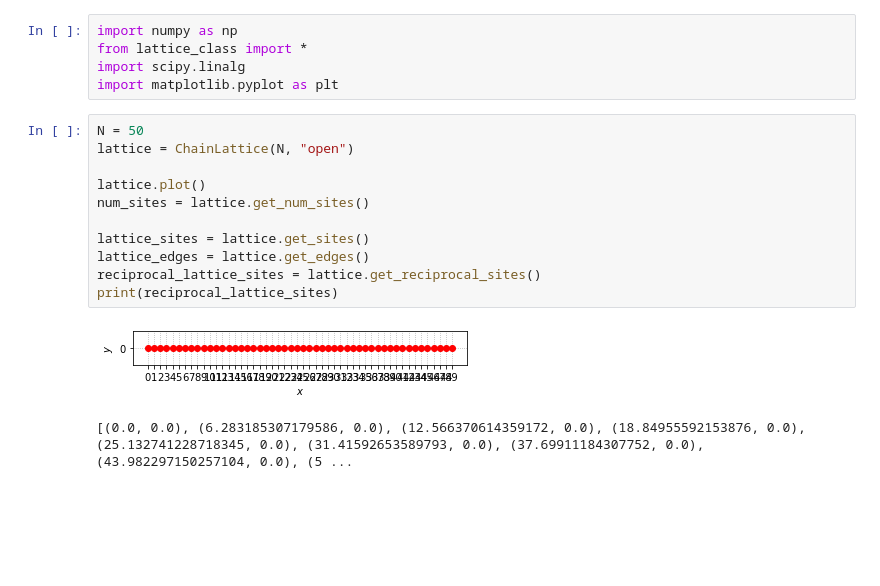
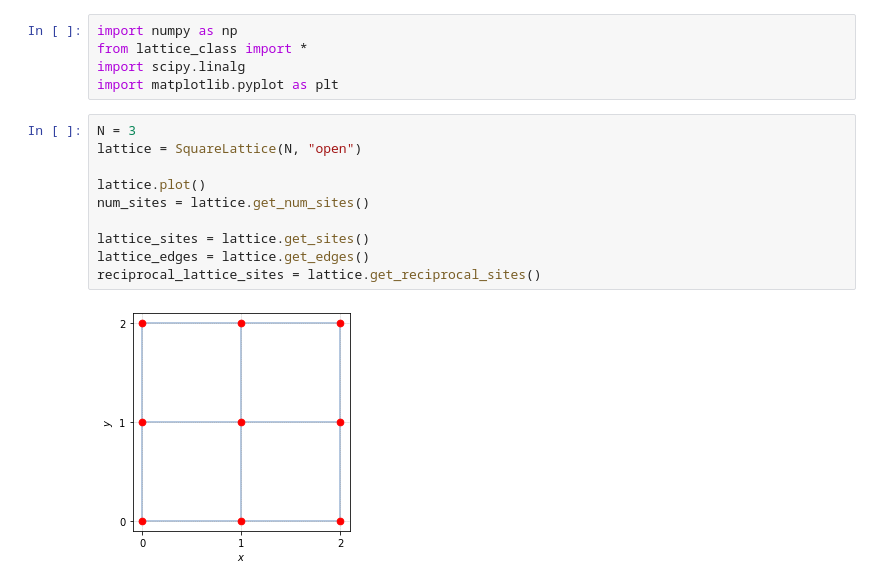
Before and after one commit to isschoch/chiral-p-wave-on-buckyball-geometry, a Jupyter notebook: direct_lattice_sc.ipynb, the cells around one changed output. Drawn from its saved outputs; the diff is of its cells as text; blank space fills up the shorter version.

```diff
--- a/direct_lattice_sc.ipynb
+++ b/direct_lattice_sc.ipynb
@@ -4,19 +4,17 @@ from lattice_class import *
 import scipy.linalg
 import matplotlib.pyplot as plt
 # %%
-N = 50
-lattice = ChainLattice(N, "open")
+N = 3
+lattice = SquareLattice(N, "open")
 
 lattice.plot()
 num_sites = lattice.get_num_sites()
 
 lattice_sites = lattice.get_sites()
 lattice_edges = lattice.get_edges()
 reciprocal_lattice_sites = lattice.get_reciprocal_sites()
-print(reciprocal_lattice_sites)
 # %% [output]
-[figure, old version]
+[figure, new version]
-[(0.0, 0.0), (6.283185307179586, 0.0), (12.566370614359172, 0.0), (18.84955592153876, 0.0), (25.132741228718345, 0.0), (31.41592653589793, 0.0), (37.69911184307752, 0.0), (43.982297150257104, 0.0), (5 ...
 # %%
 mu = -0.5
 delta = complex(0.5, 0.0)
```
Also changed, not shown: parts of 4 cells of this notebook, 4 other files.
